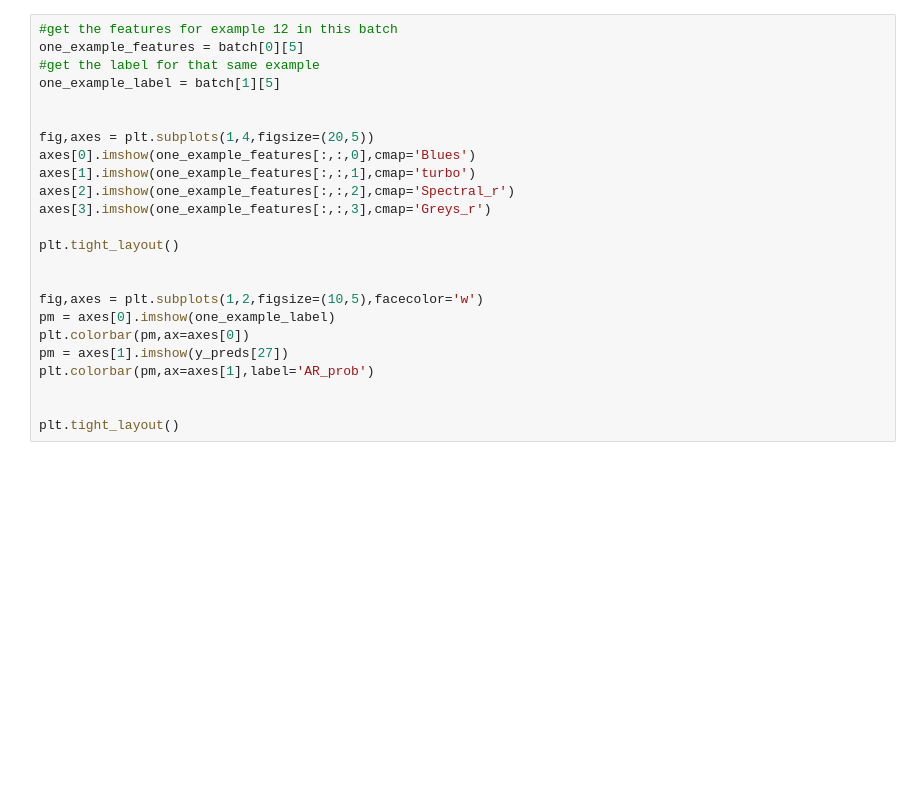
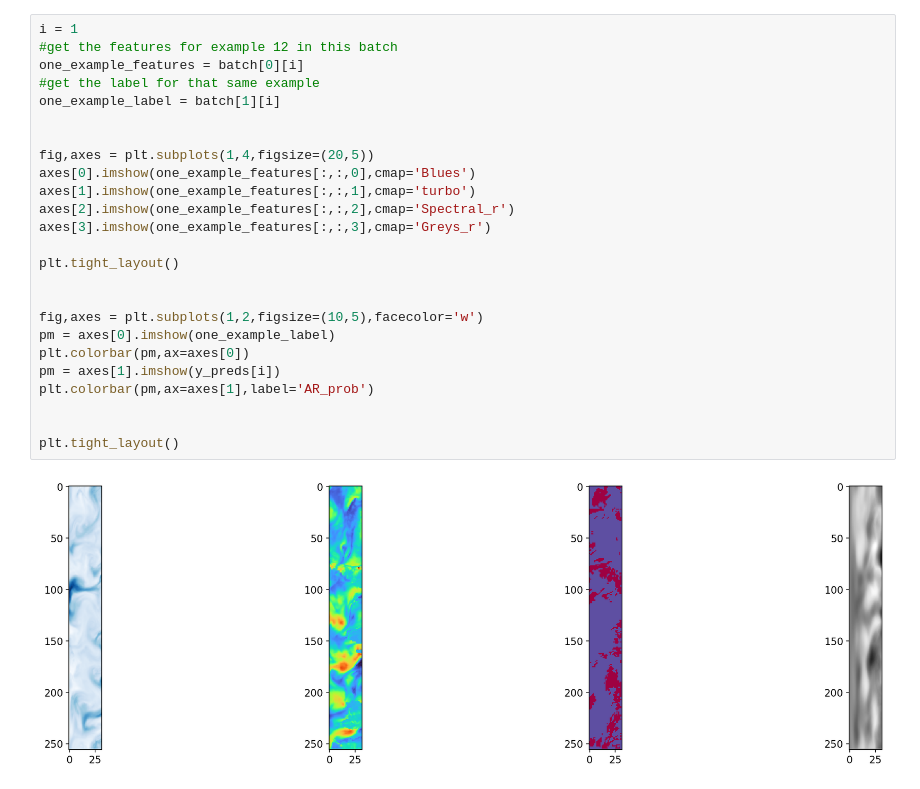
Before and after one commit to rlbaiman/AntarcticAR_ML, a Jupyter notebook: UNET/run_UNET.ipynb, the cells around one changed output. Cells and saved outputs as stored; diff of their text form; blank space fills up the shorter version.

```diff
--- a/UNET/run_UNET.ipynb
+++ b/UNET/run_UNET.ipynb
@@ -69,24 +133,27 @@ plt.xlim([0,1])
 # %%
+i = 1
 #get the features for example 12 in this batch
-one_example_features = batch[0][5]
+one_example_features = batch[0][i]
 #get the label for that same example
-one_example_label = batch[1][5]
+one_example_label = batch[1][i]
 
 
 fig,axes = plt.subplots(1,4,figsize=(20,5))
 axes[0].imshow(one_example_features[:,:,0],cmap='Blues')
 axes[1].imshow(one_example_features[:,:,1],cmap='turbo')
 axes[2].imshow(one_example_features[:,:,2],cmap='Spectral_r')
 axes[3].imshow(one_example_features[:,:,3],cmap='Greys_r')
 
 plt.tight_layout()
 
 
 fig,axes = plt.subplots(1,2,figsize=(10,5),facecolor='w')
 pm = axes[0].imshow(one_example_label)
 plt.colorbar(pm,ax=axes[0])
-pm = axes[1].imshow(y_preds[27])
+pm = axes[1].imshow(y_preds[i])
 plt.colorbar(pm,ax=axes[1],label='AR_prob')
 
 
 plt.tight_layout()
+# %% [output]
+[figure, added]
```
Also changed, not shown: parts of 16 cells of this notebook, 3 other files.
